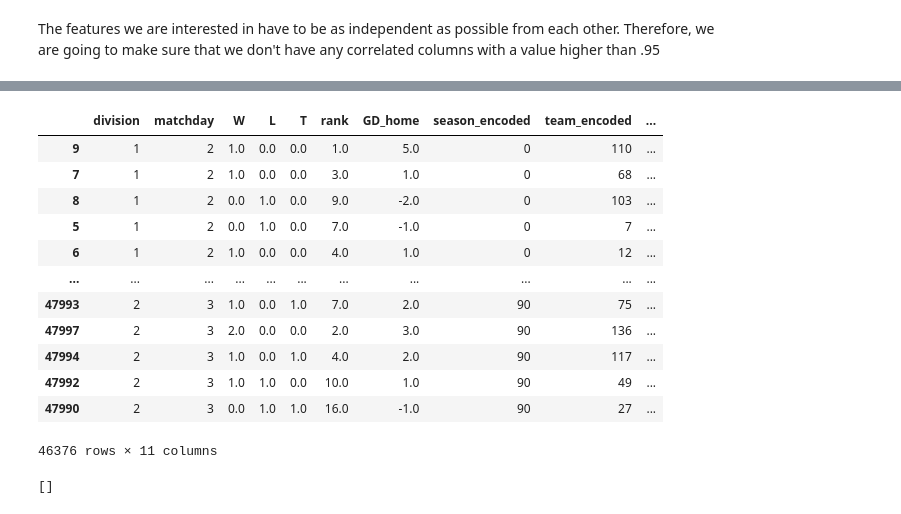
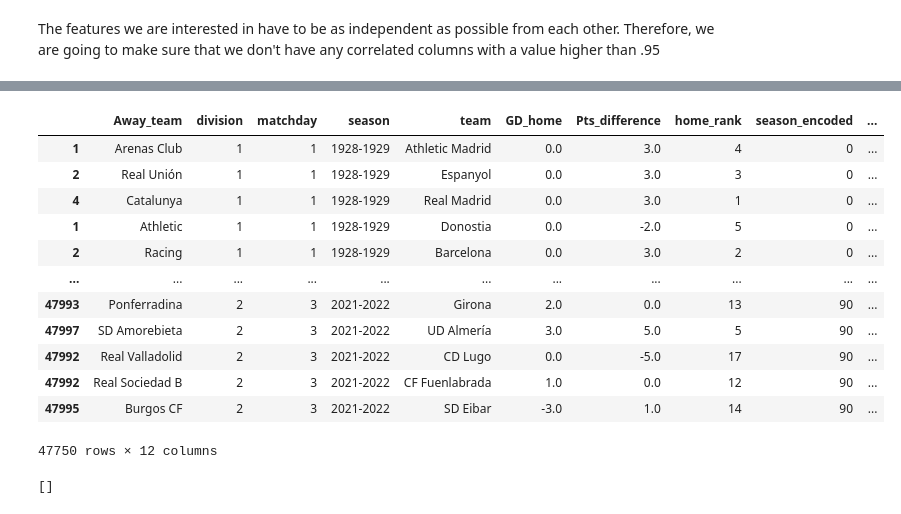
Before and after one commit to joseb061/Master-projects, a Jupyter notebook: Python-quiniela/analysis/Machine Learning Jorge.ipynb, the cells around one changed output, grey strips where cells are left out. Drawn from its saved outputs; the diff is of its cells as text; code cells hidden in the pictures.

```diff
--- a/Python-quiniela/analysis/Machine Learning Jorge.ipynb
+++ b/Python-quiniela/analysis/Machine Learning Jorge.ipynb
@@ -36,6 +36,6 @@ The features we are interested in have to be as independent as possible from eac
 make sure that we don't have any correlated columns with a value higher than .95
 # %%
 #dataset_original = pd.read_csv(r'..\reports\provisional.csv', index_col = 0)
-dataset_original = pd.read_csv(r'provisional.csv', index_col = 0)
+dataset_original = pd.read_csv(r'Definitive_ML_Data.csv', index_col = 0)
 dataset_original = dataset_original.dropna()
 dataset = dataset_original.copy()
@@ -43,27 +59,27 @@ dataset = dataset_original.copy()
 from sklearn import preprocessing
 le = preprocessing.LabelEncoder()
 
-categorical_variables = ["season", "team", "Away_team", "result"]
+categorical_variables = ["season", "team", "Away_team", "result_home"]
 
 for col in categorical_variables:
     dataset[f"{col}_encoded"] = le.fit_transform(dataset[col])
 # %%
-dataset = dataset.drop(['season','team','Away_team','result','index_match','GD_away'], axis=1)
+dataset = dataset.drop(['result_home'], axis=1)
 dataset
 # %% [output]
-|  | division | matchday | W | L | T | rank | GD_home | season_encoded | team_encoded | ... |
-| 9 | 1 | 2 | 1.0 | 0.0 | 0.0 | 1.0 | 5.0 | 0 | 110 | ... |
-| 7 | 1 | 2 | 1.0 | 0.0 | 0.0 | 3.0 | 1.0 | 0 | 68 | ... |
-| 8 | 1 | 2 | 0.0 | 1.0 | 0.0 | 9.0 | -2.0 | 0 | 103 | ... |
-| 5 | 1 | 2 | 0.0 | 1.0 | 0.0 | 7.0 | -1.0 | 0 | 7 | ... |
-| 6 | 1 | 2 | 1.0 | 0.0 | 0.0 | 4.0 | 1.0 | 0 | 12 | ... |
+|  | Away_team | division | matchday | season | team | GD_home | Pts_difference | home_rank | season_encoded | ... |
+| 1 | Arenas Club | 1 | 1 | 1928-1929 | Athletic Madrid | 0.0 | 3.0 | 4 | 0 | ... |
+| 2 | Real Unión | 1 | 1 | 1928-1929 | Espanyol | 0.0 | 3.0 | 3 | 0 | ... |
+| 4 | Catalunya | 1 | 1 | 1928-1929 | Real Madrid | 0.0 | 3.0 | 1 | 0 | ... |
+| 1 | Athletic | 1 | 1 | 1928-1929 | Donostia | 0.0 | -2.0 | 5 | 0 | ... |
+| 2 | Racing | 1 | 1 | 1928-1929 | Barcelona | 0.0 | 3.0 | 2 | 0 | ... |
 | ... | ... | ... | ... | ... | ... | ... | ... | ... | ... | ... |
-| 47993 | 2 | 3 | 1.0 | 0.0 | 1.0 | 7.0 | 2.0 | 90 | 75 | ... |
-| 47997 | 2 | 3 | 2.0 | 0.0 | 0.0 | 2.0 | 3.0 | 90 | 136 | ... |
-| 47994 | 2 | 3 | 1.0 | 0.0 | 1.0 | 4.0 | 2.0 | 90 | 117 | ... |
-| 47992 | 2 | 3 | 1.0 | 1.0 | 0.0 | 10.0 | 1.0 | 90 | 49 | ... |
-| 47990 | 2 | 3 | 0.0 | 1.0 | 1.0 | 16.0 | -1.0 | 90 | 27 | ... |
+| 47993 | Ponferradina | 2 | 3 | 2021-2022 | Girona | 2.0 | 0.0 | 13 | 90 | ... |
+| 47997 | SD Amorebieta | 2 | 3 | 2021-2022 | UD Almería | 3.0 | 5.0 | 5 | 90 | ... |
+| 47992 | Real Valladolid | 2 | 3 | 2021-2022 | CD Lugo | 0.0 | -5.0 | 17 | 90 | ... |
+| 47992 | Real Sociedad B | 2 | 3 | 2021-2022 | CF Fuenlabrada | 1.0 | 0.0 | 12 | 90 | ... |
+| 47995 | Burgos CF | 2 | 3 | 2021-2022 | SD Eibar | -3.0 | 1.0 | 14 | 90 | ... |
-46376 rows × 11 columns
+47750 rows × 12 columns
 # %%
 cor_matrix = dataset.corr().abs()
 upper_tri = cor_matrix.where(np.triu(np.ones(cor_matrix.shape),k=1).astype(np.bool))
```
Also changed, not shown: parts of 6 cells of this notebook, 4 other files.
